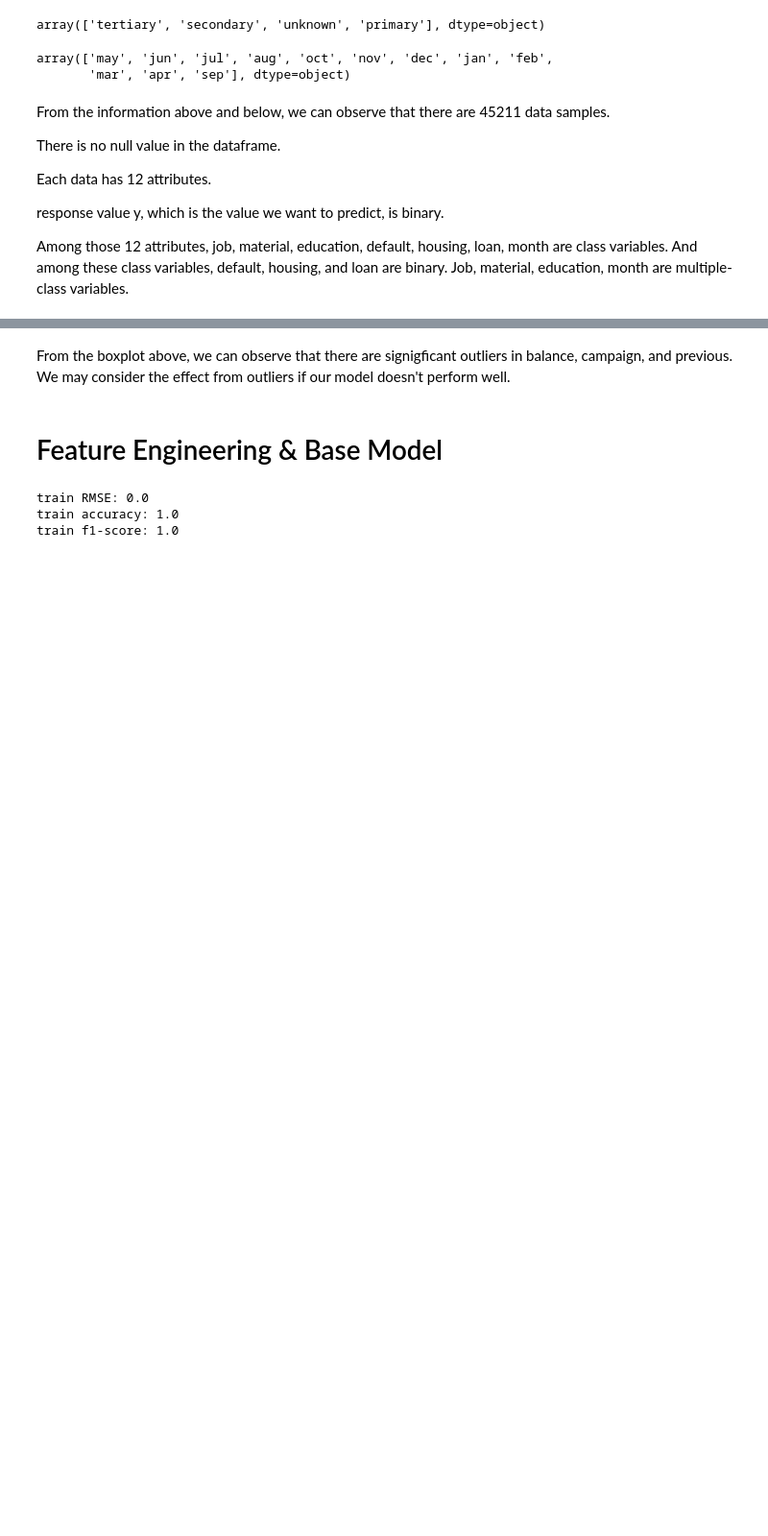
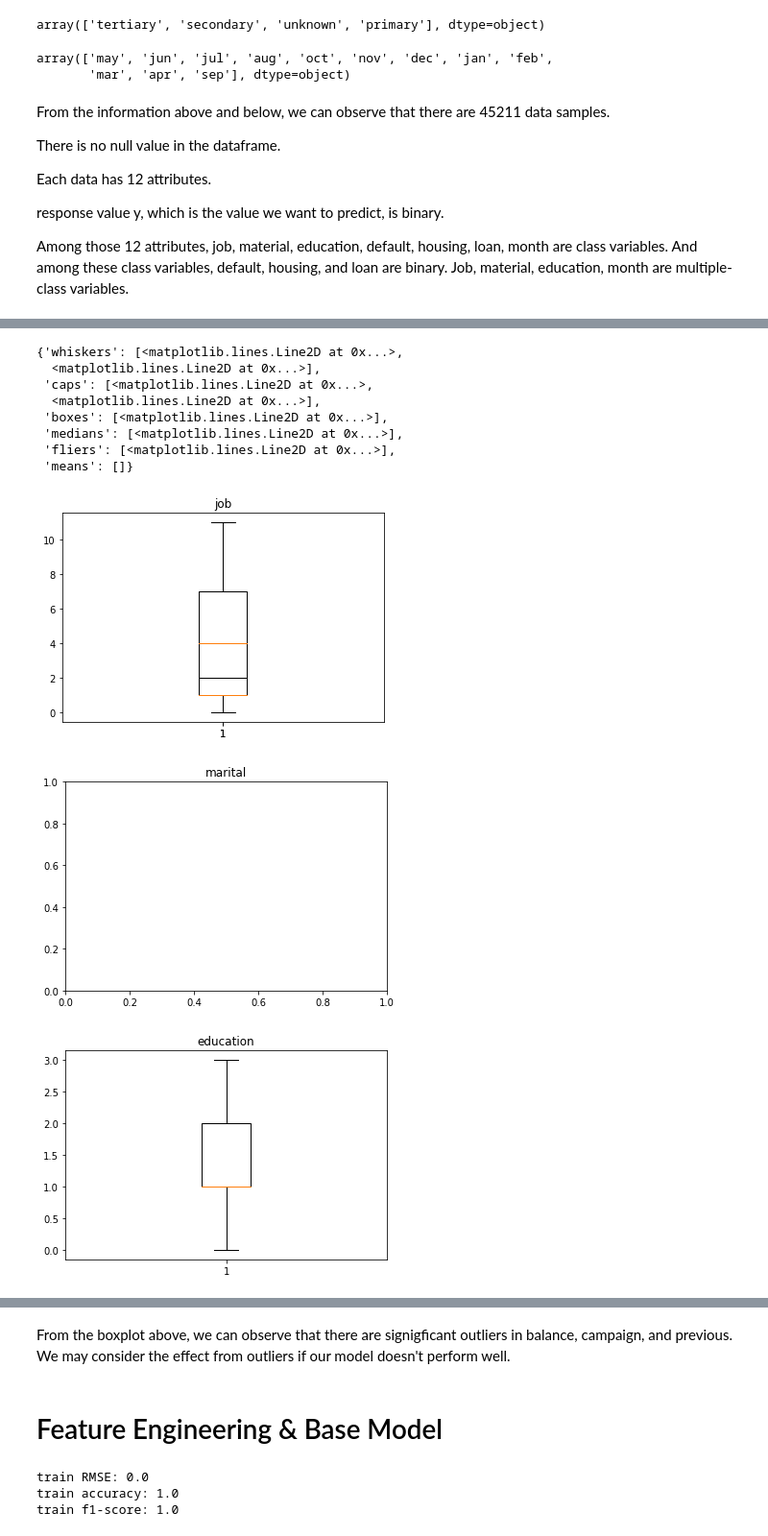
Before and after one commit to COGS118A/Group044-Sp22, a Jupyter notebook: Checkpoint_group044.ipynb, the cells around one changed output, grey strips where cells are left out. Shown at 96% size. Saved outputs shown, nothing was run; the diff lists cells and outputs as text; code cells hidden in the pictures; blank space fills up the shorter version.

```diff
--- a/Checkpoint_group044.ipynb
+++ b/Checkpoint_group044.ipynb
@@ -199,0 +228,28 @@ Among those 12 attributes, job, material, education, default, housing, loan, mon
+# %%
+fig0, ax0 = plt.subplots()
+ax0.set_title('job')
+ax0.boxplot(trans_job)
+fig1, ax1 = plt.subplots()
+ax1.set_title('marital')
+ax0.boxplot(trans_mar)
+fig2, ax2 = plt.subplots()
+ax2.set_title('education')
+ax2.boxplot(trans_edu)
+fig3, ax3 = plt.subplots()
+ax3.set_title('default')
+ax3.boxplot(trans_default)
+fig4, ax4 = plt.subplots()
+ax4.set_title('housing')
+ax4.boxplot(trans_hou)
+# %% [output]
+{'whiskers': [<matplotlib.lines.Line2D at 0x...>,
+  <matplotlib.lines.Line2D at 0x...>],
+ 'caps': [<matplotlib.lines.Line2D at 0x...>,
+  <matplotlib.lines.Line2D at 0x...>],
+ 'boxes': [<matplotlib.lines.Line2D at 0x...>],
+ 'medians': [<matplotlib.lines.Line2D at 0x...>],
+ 'fliers': [<matplotlib.lines.Line2D at 0x...>],
+ 'means': []}
+[figure, added]
+[figure, added]
+[figure, added]
```
Also changed, not shown: parts of 10 cells of this notebook.
